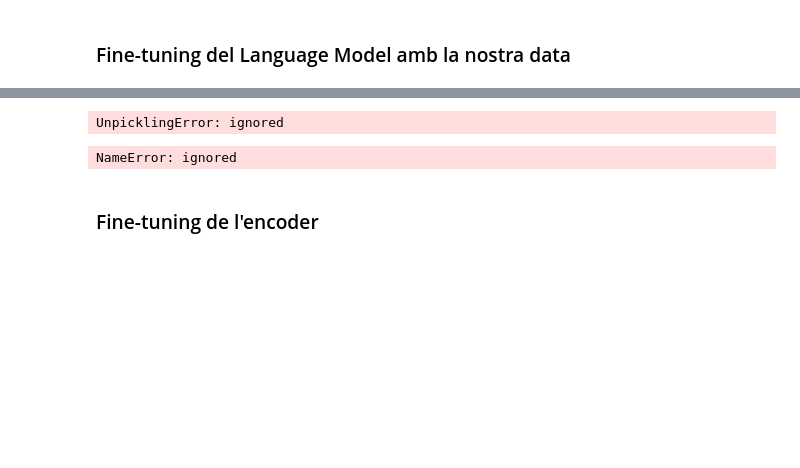
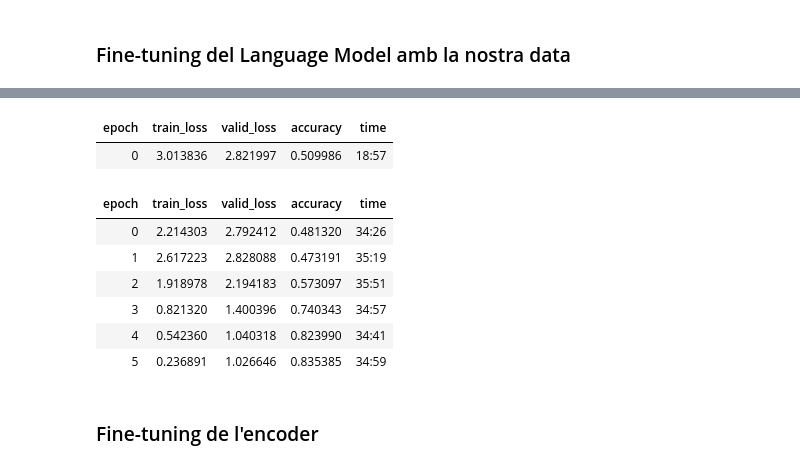
Before and after one commit to adriacabeza/DeepCatalan, a Jupyter notebook: ClassificadorNoticies.ipynb, the cells around one changed output, grey strips where cells are left out. Cells and saved outputs as stored; diff of their text form; code cells hidden in the pictures; blank space fills up the shorter version.

```diff
--- a/ClassificadorNoticies.ipynb
+++ b/ClassificadorNoticies.ipynb
@@ -63,0 +86,3 @@ data_lm.save('data_lm')
+# %%
+tokenizer = Tokenizer(lang='ca', n_cpus=5)
+data_lm = TextLMDataBunch.from_csv('.', tokenizer=tokenizer, bs=16, valid_pct=0.1, csv_name='train_classifier.csv')
@@ -76,13 +110,12 @@ itos.pkl  model_60k-vocab-2.pth
 # %%
 learn = language_model_learner(data_lm, AWD_LSTM, pretrained_fnames=pretrained_data, drop_mult=0)
 learn.freeze()
-# %% [output]
-UnpicklingError: ignored
 # %%
 learn.lr_find()
-learn.recorder.plot(skip_start=0)
+learn.recorder.plot(show_grid=True, suggestion=True)
-# %% [output]
-NameError: ignored
 # %%
-# entrenem el learner objecte un epoch
-learn.fit_one_cycle(1, 1e-2)
+# entrenem el learner un epoch
+learn.fit_one_cycle(1, 3e-02, moms=(0.8,0.7))
+# %% [output]
+| epoch | train_loss | valid_loss | accuracy | time |
+| 0 | 3.013836 | 2.821997 | 0.509986 | 18:57 |
@@ -91,4 +122,12 @@ learn.save('head_pretrained')
 # %%
 learn.unfreeze()
-learn.fit_one_cycle(2, 1e-3, moms=(0.8,0.7))
+learn.fit_one_cycle(6,1e-02, moms=(0.8, 0.7))
+# %% [output]
+| epoch | train_loss | valid_loss | accuracy | time |
+| 0 | 2.214303 | 2.792412 | 0.481320 | 34:26 |
+| 1 | 2.617223 | 2.828088 | 0.473191 | 35:19 |
+| 2 | 1.918978 | 2.194183 | 0.573097 | 35:51 |
+| 3 | 0.821320 | 1.400396 | 0.740343 | 34:57 |
+| 4 | 0.542360 | 1.040318 | 0.823990 | 34:41 |
+| 5 | 0.236891 | 1.026646 | 0.835385 | 34:59 |
 # %%
```
Also changed, not shown: parts of 37 cells of this notebook, 2 other files.
